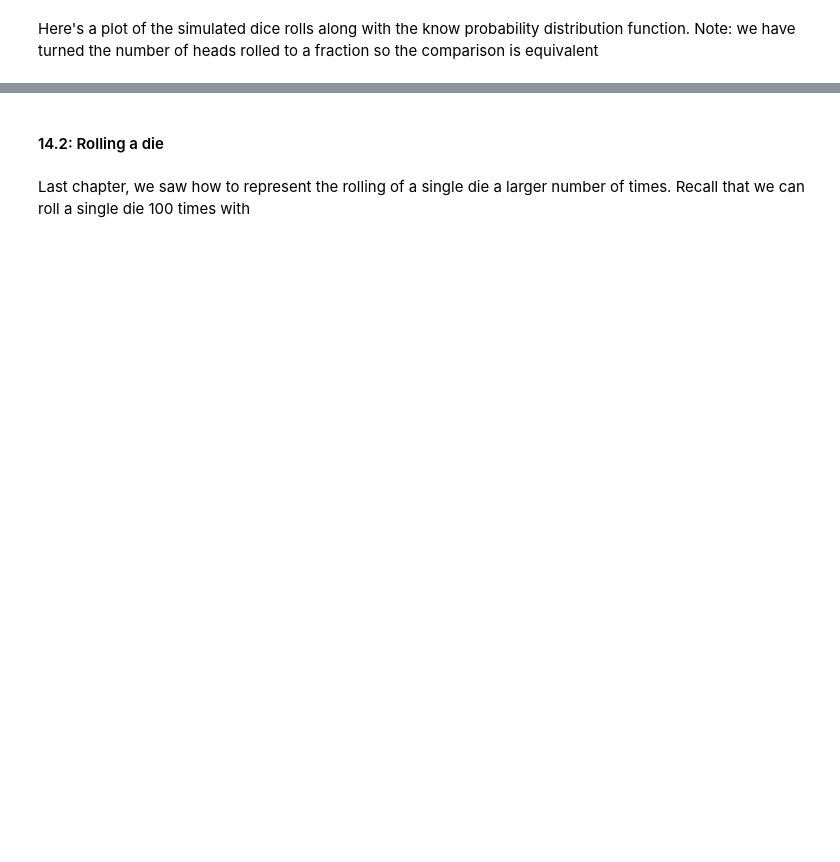
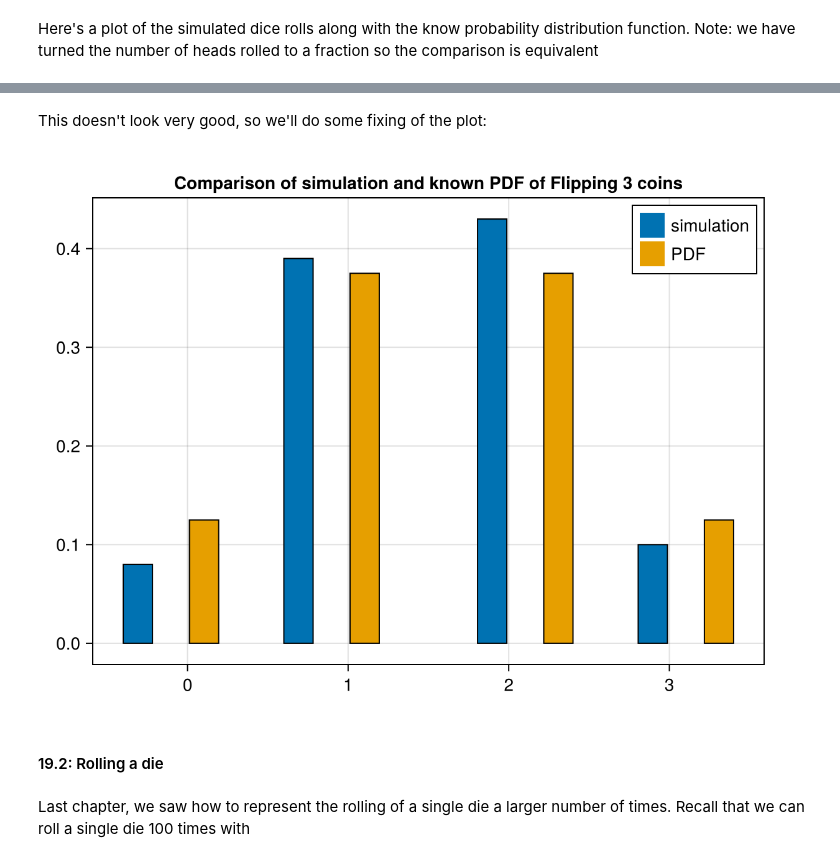
Before and after one commit to pstaabp/sci-comp-notebooks, a Jupyter notebook: notebooks/ch19-template.ipynb, the cells around one changed output, grey strips where cells are left out. Cells and saved outputs as stored; diff of their text form; code cells hidden in the pictures; blank space fills up the shorter version.

```diff
--- a/notebooks/ch19-template.ipynb
+++ b/notebooks/ch19-template.ipynb
@@ -38,5 +119,29 @@ groupedbar(0:3,hcat(sim_dist,[1/8,3/8,3/8,1/8]),label=["simulation" "pdf"])
+# %% [markdown]
+This doesn't look very good, so we'll do some fixing of the plot:
+# %%
+values = 0:3
+heights1 = head_count/sum(head_count)
+heights2 = [1/8, 3/8, 3/8, 1/8]
+colors = Makie.wong_colors()  # use more attractive colors
+
+fig = Figure()
+ax = Axis(fig[1,1], title = "Comparison of simulation and known PDF of Flipping 3 coins", xticks = 0:3)
+
+xvals = repeat(values,2)
+heights = vcat(heights1, heights2)
+
+
+bar = barplot!(ax, xvals, heights, dodge = repeat(1:length(values),inner = 2),
+  color=colors[repeat(1:2, inner = length(values))], strokewidth = 1
+  )
+labels = ["simulation", "PDF"]
+elements = [PolyElement(polycolor = colors[i]) for i in 1:length(labels)]
+axislegend(ax, elements, labels)
+fig
+# %% [output]
+[figure, added]
 # %% [markdown]
-#### 14.2: Rolling a die
+#### 19.2: Rolling a die
 # %% [markdown]
 Last chapter, we saw how to represent the rolling of a single die a larger number of times. Recall that we can roll a single die 100 times with
 # %%
```
Also changed, not shown: parts of 49 cells of this notebook, 4 other files.
